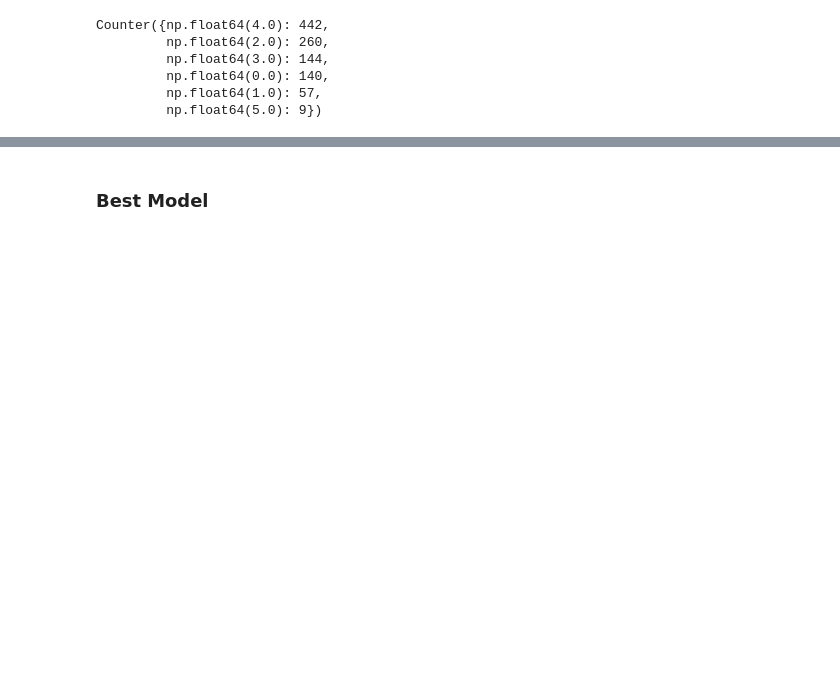
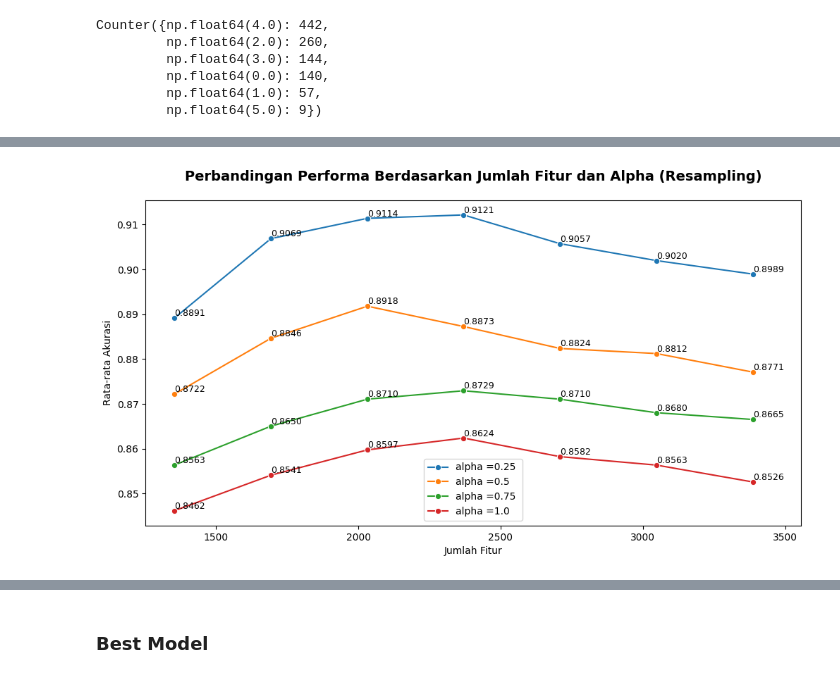
Before and after one commit to putuwaw/thesis-ml, a Jupyter notebook: model.ipynb, the cells around one changed output, grey strips where cells are left out. Cells and saved outputs as stored; diff of their text form; code cells hidden in the pictures; blank space fills up the shorter version.

```diff
--- a/model.ipynb
+++ b/model.ipynb
@@ -288,3 +394,5 @@ df
 ## Modeling
 # %% [markdown]
 ### Hyperparameter Tuning
+# %%
+CV_HISTORY = []
@@ -370,6 +488,6 @@ def find_best_model(X: np.ndarray, y: np.ndarray, options: dict) -> dict:
 X = df['text'].astype(str)
 y = df['label']
 # %%
-N_PCT_FEATURES_OPTIONS = np.arange(50, 101, 10) / 100
-ALPHA_OPTIONS = np.arange(0.0, 1.1, 0.25)
+N_PCT_FEATURES_OPTIONS = np.arange(40, 101, 10) / 100
+ALPHA_OPTIONS = np.arange(0.25, 1.1, 0.25)
 RESAMPLE_OPTIONS = np.arange(2)
@@ -412,0 +529,2 @@ BEST_MODEL_CONFIG = {
+# %%
+df_history = pd.DataFrame(CV_HISTORY)
@@ -412,0 +540,48 @@ BEST_MODEL_CONFIG = {
+# %%
+def get_resampling_comparison():
+    used_df = df_history[(df_history["resample"]  == 1)]
+    used_df = used_df[["avg_score", "n_features", "alpha"]]
+    plt.figure(figsize=(12, 6))
+    for alpha in ALPHA_OPTIONS:
+        if alpha == 0:
+            continue
+        used_data = used_df[used_df["alpha"] == alpha]
+
+        sns.lineplot(
+            x="n_features",
+            y="avg_score",
+            data=used_data,
+            label=f"alpha ={alpha} ",
+            marker="o",
+        )
+
+        for i in range(used_data.shape[0]):
+            plt.text(
+                used_data["n_features"].iloc[i],
+                used_data["avg_score"].iloc[i],
+                f"{used_data['avg_score'].iloc[i]:.4f}",
+                horizontalalignment="left",
+                verticalalignment="bottom",
+                fontsize=9,
+            )
+
+    plt.title(
+        "Perbandingan Performa Berdasarkan Jumlah Fitur dan Alpha (Resampling)",
+        fontsize=14,
+        weight="bold",
+        pad=20,
+    )
+    plt.xlabel("Jumlah Fitur")
+    plt.ylabel("Rata-rata Akurasi")
+
+    # padding
+    x_min, x_max = plt.xlim()
+    plt.xlim(x_min, x_max + 0.03 * (x_max - x_min))
+
+    plt.legend()
+    plt.savefig("chart/cv_performance_comparison.png", dpi=300, bbox_inches="tight")
+    plt.show()
+
+get_resampling_comparison()
+# %% [output]
+[figure, added]
```
Also changed, not shown: parts of 42 cells of this notebook.
